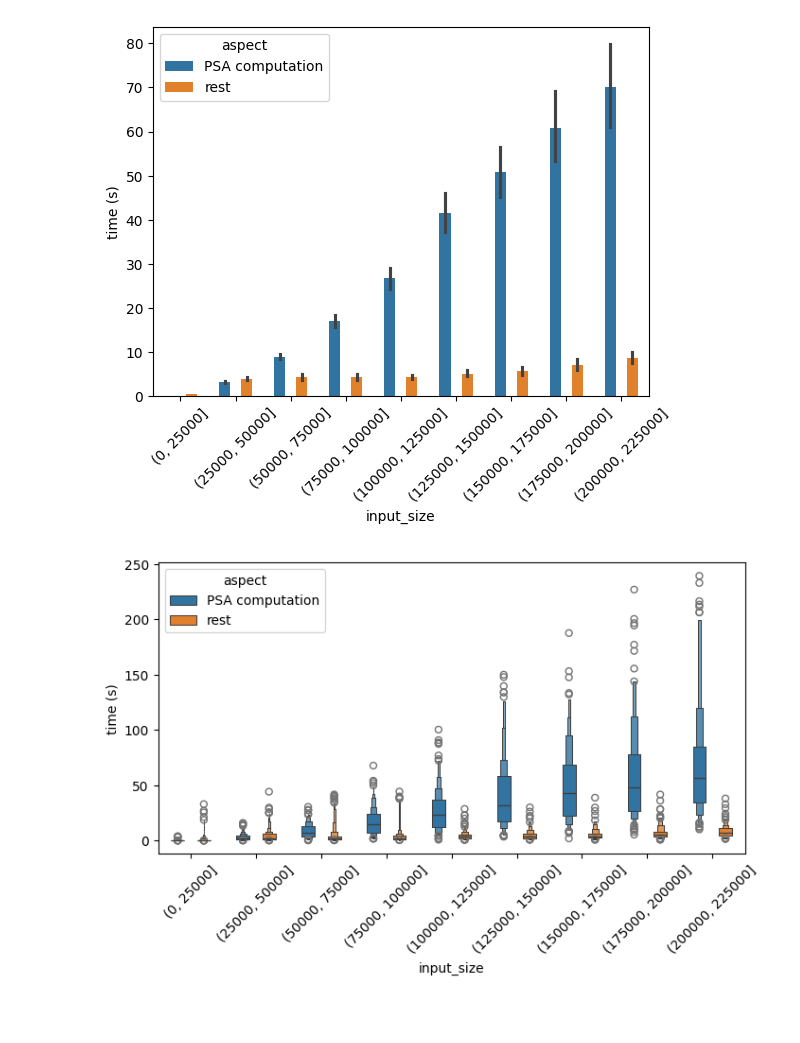
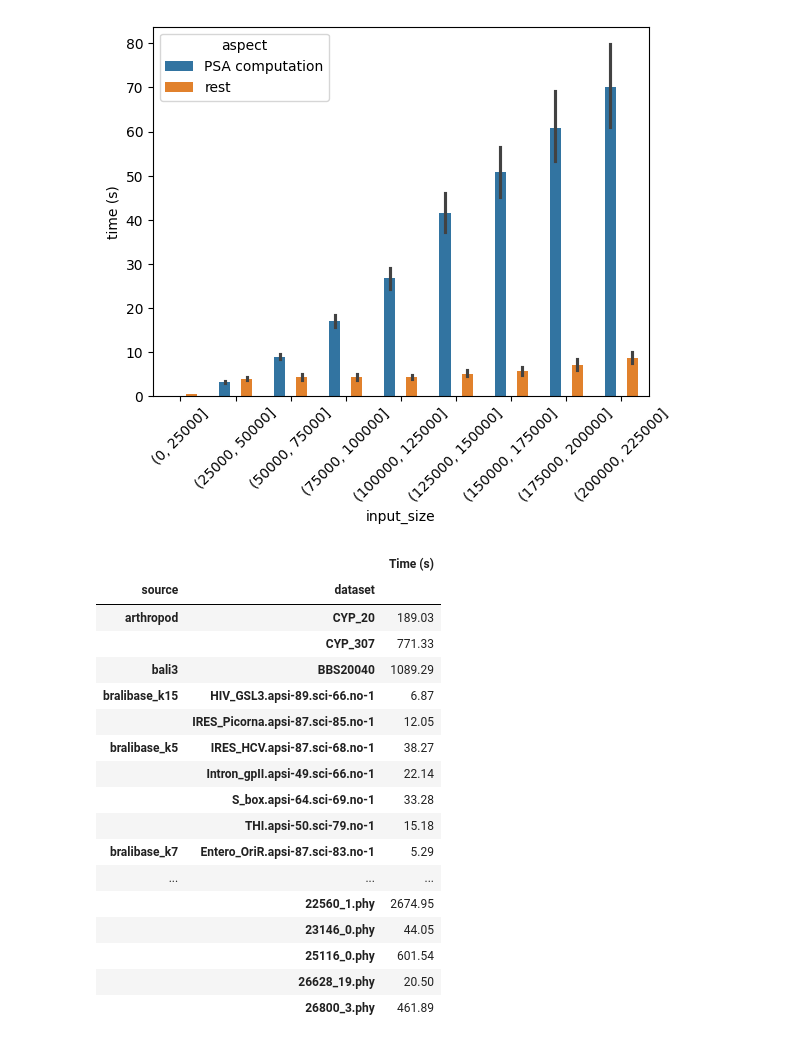
Before and after one commit to MaBody/aldiscore, a Jupyter notebook: notebooks/misc/runtime_results.ipynb, the cells around one changed output. Cells and saved outputs as stored; diff of their text form; code cells hidden in the pictures; blank space fills up the shorter version.

```diff
--- a/notebooks/misc/runtime_results.ipynb
+++ b/notebooks/misc/runtime_results.ipynb
@@ -162,19 +262,55 @@ xticklabels = plt.gca().get_xticklabels()
 _ = plt.gca().set_xticklabels(xticklabels, rotation=45)
 # %% [output]
 [figure]
-# %%
-x = pd.cut(plot_df["input_size"], bins=np.arange(0, 250000, 25000))
-fig = plt.figure(figsize=(8, 4))
-sn.boxenplot(
-    data=plot_df,
-    x=x,
-    y="time (s)",
-    hue="aspect",
-    gap=0.5,
-    # flierprops={"marker": "x"},
-)
-# plt.yscale("log")
-xticklabels = plt.gca().get_xticklabels()
-_ = plt.gca().set_xticklabels(xticklabels, rotation=45)
-# %% [output]
-[figure, removed]
+# %%
+data_dir = Path("/hits/fast/cme/bodynems/data/benchmarking")
+sample = pd.read_parquet(ROOT.parent / "logs" / "misc" / "runtime_sample.parquet")
+
+perf_dict = {}
+for i in range(len(sample)):
+    source, dataset = sample.iloc[i, :]
+    # os.makedirs(OUT_DIR / source / dataset / "ensemble")
+    in_file = data_dir / source / dataset
+    for handle in os.listdir(in_file):
+        if os.path.isdir(in_file / handle) and not handle == "ensemble":
+            bench_file = in_file / handle / "bench_ensemble.txt"
+            if os.path.exists(bench_file):
+                tool = bench_file.parent.name
+                line = open(bench_file).readlines()[1]
+                cpu_time = float(line.split("\t")[-1])
+                perf_dict[(source, dataset, tool)] = cpu_time
+            # else:
+            #     print("[NOT DONE]", source, dataset)
+# %%
+perf_df = pd.DataFrame(
+    perf_dict.values(),
+    index=perf_dict.keys(),
+    columns=["Time (s)"],
+)
+perf_df.index.names = ["source", "dataset", "tool"]
+perf_df.to_parquet(ROOT.parent / "logs" / "misc" / "ensemble_time_detailed.parquet")
+
+perf_df = (
+    perf_df.reset_index().drop("tool", axis=1).groupby(["source", "dataset"]).sum()
+)
+perf_df.to_parquet(ROOT.parent / "logs" / "misc" / "ensemble_time.parquet")
+perf_df
+# %% [output]
+|  |  | Time (s) |
+| source | dataset |  |
+| arthropod | CYP_20 | 189.03 |
+|  | CYP_307 | 771.33 |
+| bali3 | BBS20040 | 1089.29 |
+| bralibase_k15 | HIV_GSL3.apsi-89.sci-66.no-1 | 6.87 |
+|  | IRES_Picorna.apsi-87.sci-85.no-1 | 12.05 |
+| bralibase_k5 | IRES_HCV.apsi-87.sci-68.no-1 | 38.27 |
+|  | Intron_gpII.apsi-49.sci-66.no-1 | 22.14 |
+|  | S_box.apsi-64.sci-69.no-1 | 33.28 |
+|  | THI.apsi-50.sci-79.no-1 | 15.18 |
+| bralibase_k7 | Entero_OriR.apsi-87.sci-83.no-1 | 5.29 |
+| ... | ... | ... |
+|  | 22560_1.phy | 2674.95 |
+|  | 23146_0.phy | 44.05 |
+|  | 25116_0.phy | 601.54 |
+|  | 26628_19.phy | 20.50 |
+|  | 26800_3.phy | 461.89 |
```
Also changed, not shown: parts of 6 cells of this notebook, 3 other files.
